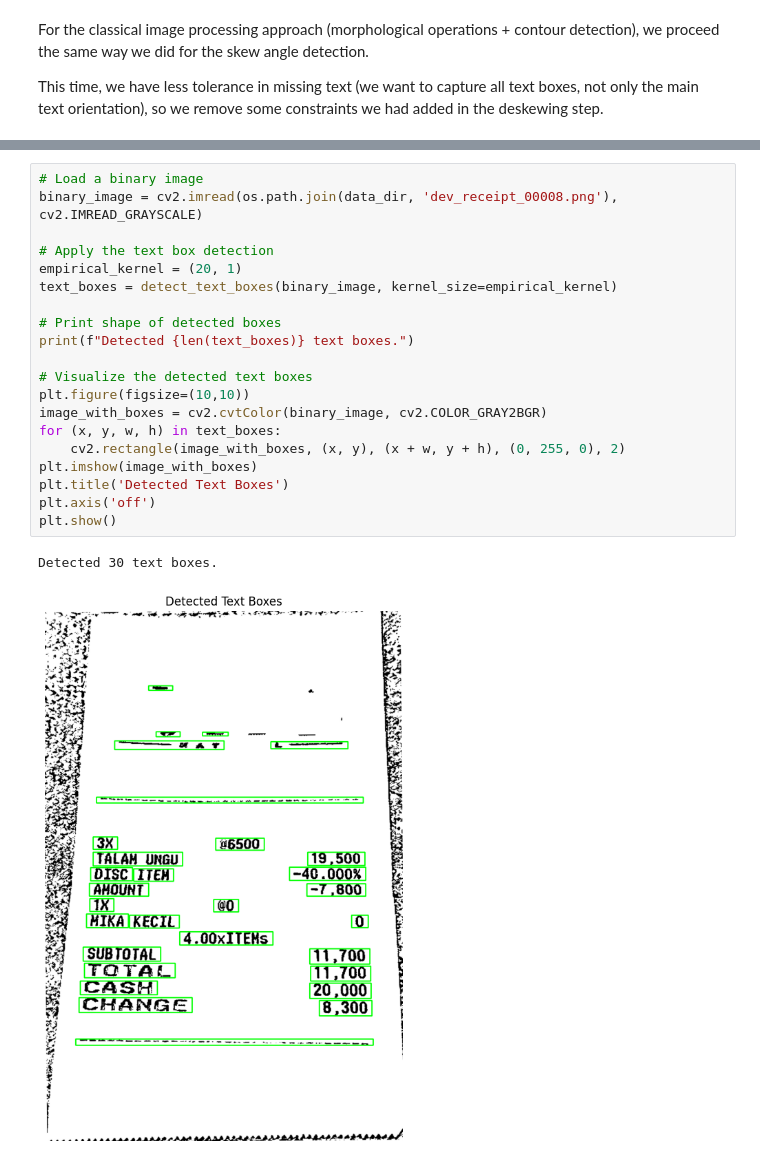
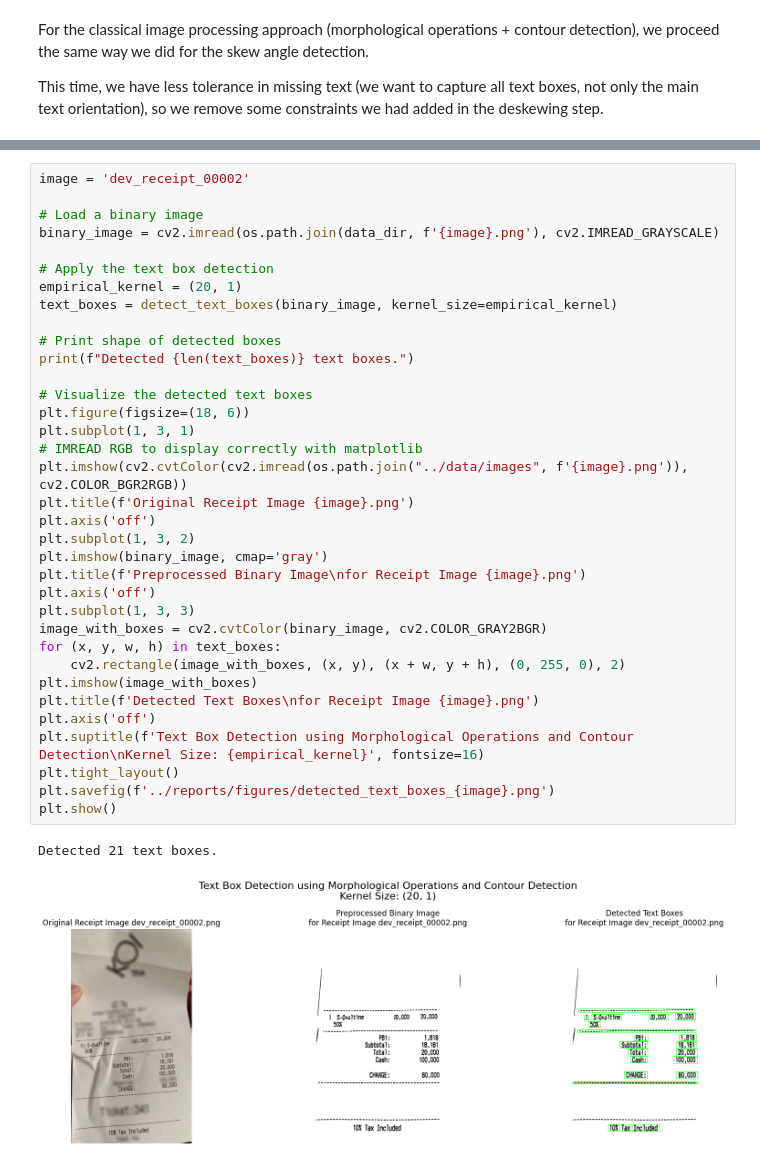
Before and after one commit to Gdeterline/Optical-Character-Recognition-for-Receipts, a Jupyter notebook: notebooks/textbox_detection.ipynb, the cells around one changed output, grey strips where cells are left out. Saved outputs shown, nothing was run; the diff lists cells and outputs as text.

```diff
--- a/notebooks/textbox_detection.ipynb
+++ b/notebooks/textbox_detection.ipynb
@@ -76,25 +77,40 @@ def detect_text_boxes(binary_img, kernel_size=(20, 1)):
 
     return results
 # %%
+image = 'dev_receipt_00002'
+
 # Load a binary image
-binary_image = cv2.imread(os.path.join(data_dir, 'dev_receipt_00008.png'), cv2.IMREAD_GRAYSCALE)
+binary_image = cv2.imread(os.path.join(data_dir, f'{image}.png'), cv2.IMREAD_GRAYSCALE)
 
 # Apply the text box detection
 empirical_kernel = (20, 1)
 text_boxes = detect_text_boxes(binary_image, kernel_size=empirical_kernel)
 
 # Print shape of detected boxes
 print(f"Detected {len(text_boxes)} text boxes.")
 
 # Visualize the detected text boxes
-plt.figure(figsize=(10,10))
+plt.figure(figsize=(18, 6))
+plt.subplot(1, 3, 1)
+# IMREAD RGB to display correctly with matplotlib
+plt.imshow(cv2.cvtColor(cv2.imread(os.path.join("../data/images", f'{image}.png')), cv2.COLOR_BGR2RGB))
+plt.title(f'Original Receipt Image {image}.png')
+plt.axis('off')
+plt.subplot(1, 3, 2)
+plt.imshow(binary_image, cmap='gray')
+plt.title(f'Preprocessed Binary Image\nfor Receipt Image {image}.png')
+plt.axis('off')
+plt.subplot(1, 3, 3)
 image_with_boxes = cv2.cvtColor(binary_image, cv2.COLOR_GRAY2BGR)
 for (x, y, w, h) in text_boxes:
     cv2.rectangle(image_with_boxes, (x, y), (x + w, y + h), (0, 255, 0), 2)
 plt.imshow(image_with_boxes)
-plt.title('Detected Text Boxes')
+plt.title(f'Detected Text Boxes\nfor Receipt Image {image}.png')
 plt.axis('off')
+plt.suptitle(f'Text Box Detection using Morphological Operations and Contour Detection\nKernel Size: {empirical_kernel}', fontsize=16)
+plt.tight_layout()
+plt.savefig(f'../reports/figures/detected_text_boxes_{image}.png')
 plt.show()
 # %% [output]
-Detected 30 text boxes.
+Detected 21 text boxes.
-[figure, old version]
+[figure, new version]
```
Also changed, not shown: parts of 1 cell of this notebook, 2 other files.
